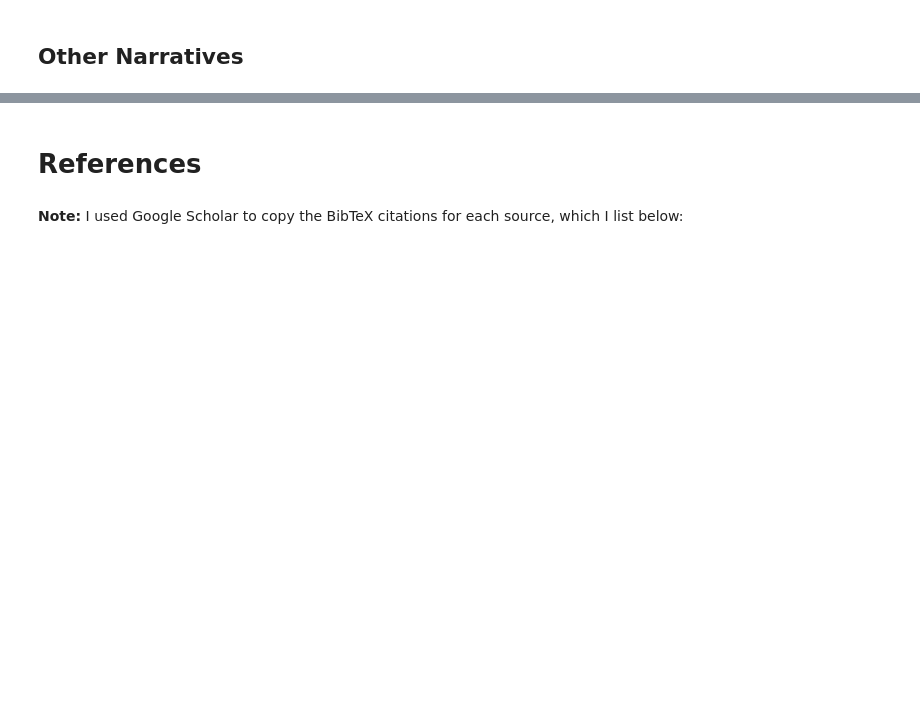
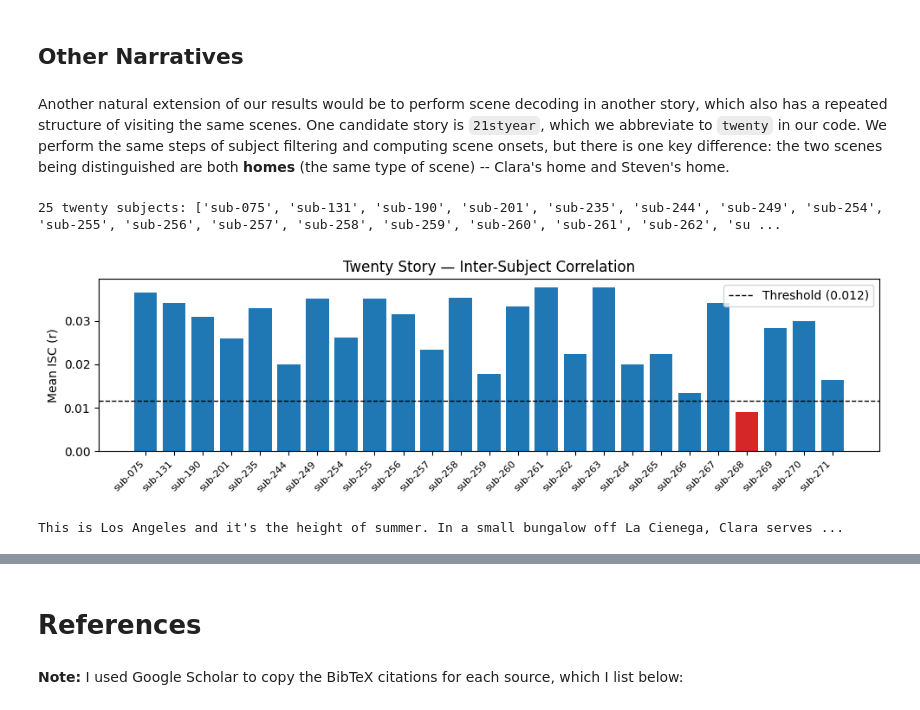
Before and after one commit to logflash/neu-scene-decoding, a Jupyter notebook: main.ipynb, the cells around one changed output, grey strips where cells are left out. Saved outputs shown, nothing was run; the diff lists cells and outputs as text; code cells hidden in the pictures; blank space fills up the shorter version.

```diff
--- a/main.ipynb
+++ b/main.ipynb
@@ -1100,2 +1276,28 @@ In this section, we present negative results for two extensions of our work with
 # %% [markdown]
 ## Other Narratives
+# %% [markdown]
+Another natural extension of our results would be to perform scene decoding in another story, which also has a repeated structure of visiting the same scenes. One candidate story is `21styear`, which we abbreviate to `twenty` in our code. We perform the same steps of subject filtering and computing scene onsets, but there is one key difference: the two scenes being distinguished are both **homes** (the same type of scene) -- Clara's home and Steven's home.
+# %%
+twenty_segments = narratives_utils.fetch_segments("21styear")
+twenty_subjects = narratives_utils.fetch_subject_list("21styear")
+print(f"{len(twenty_subjects)} twenty subjects: {twenty_subjects}")
+
+# ISC-based attention filter (based on the ISC approach described in Hasson et al., 2004)
+_mni = datasets.load_mni152_brain_mask(resolution=4)
+twenty_isc_scores, twenty_subjects_filtered = narratives_utils.isc_filter(
+    twenty_subjects,
+    "21styear",
+    _mni,
+    title="Twenty Story — Inter-Subject Correlation"
+)
+# %% [output]
+25 twenty subjects: ['sub-075', 'sub-131', 'sub-190', 'sub-201', 'sub-235', 'sub-244', 'sub-249', 'sub-254', 'sub-255', 'sub-256', 'sub-257', 'sub-258', 'sub-259', 'sub-260', 'sub-261', 'sub-262', 'su ...
+[figure, added]
+# %%
+# Fetch the transcript from whisperx
+twenty_whisperx_transcript = narratives_utils.fetch_whisperx_transcript("21styear")
+
+# Print the beginning of the story
+print(twenty_whisperx_transcript[:100] + "...")
+# %% [output]
+This is Los Angeles and it's the height of summer. In a small bungalow off La Cienega, Clara serves ...
```
Also changed, not shown: parts of 23 cells of this notebook, 2 other files.
